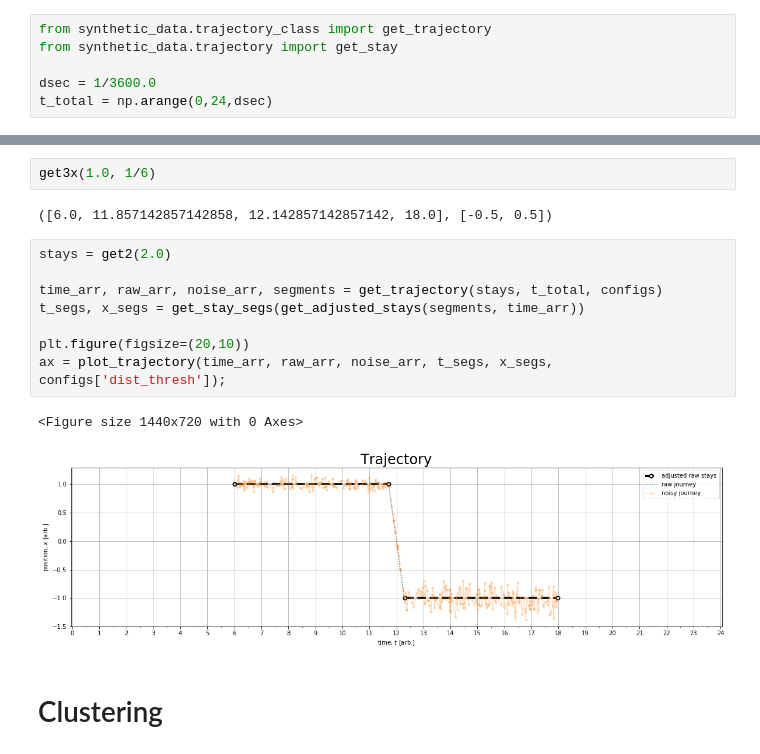
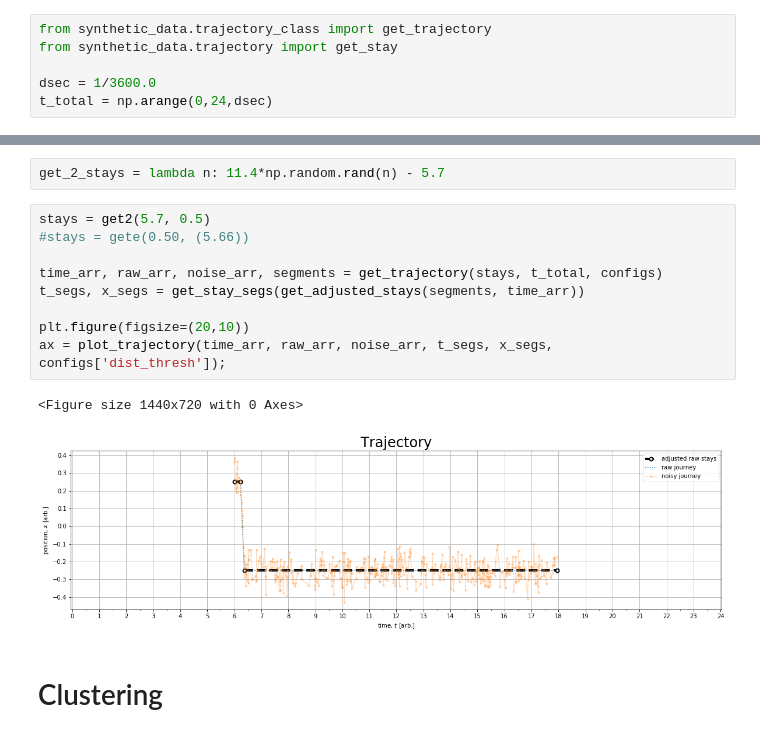
Before and after one commit to m-salewski/stay_classification, a Jupyter notebook: notebooks/classifiers_playground/metric_box_method/classifier_1D__metric_box__explore_simple_cases.ipynb, the cells around one changed output, grey strips where cells are left out. Drawn from its saved outputs; the diff is of its cells as text.

Commit message:
Improve functionality of canonical synth examples; add NBs for canon. sythn. examples with 1,2-stays

```diff
--- a/notebooks/classifiers_playground/metric_box_method/classifier_1D__metric_box__explore_simple_cases.ipynb
+++ b/notebooks/classifiers_playground/metric_box_method/classifier_1D__metric_box__explore_simple_cases.ipynb
@@ -101,18 +79,17 @@ def get3x(x_dist=1.0, middle_len=1.0):
-# %%
-get3x(1.0, 1/6)
-# %% [output]
-([6.0, 11.857142857142858, 12.142857142857142, 18.0], [-0.5, 0.5])
+# %%
+get_2_stays = lambda n: 11.4*np.random.rand(n) - 5.7
 # %%
-stays = get2(2.0)
+stays = get2(5.7, 0.5)
+#stays = gete(0.50, (5.66))
 
 time_arr, raw_arr, noise_arr, segments = get_trajectory(stays, t_total, configs)
 t_segs, x_segs = get_stay_segs(get_adjusted_stays(segments, time_arr))
 
 plt.figure(figsize=(20,10))
 ax = plot_trajectory(time_arr, raw_arr, noise_arr, t_segs, x_segs, configs['dist_thresh']);
 # %% [output]
 <Figure size 1440x720 with 0 Axes>
-[figure, old version]
+[figure, new version]
 # %% [markdown]
 # Clustering
 # %% [markdown]
```
Also changed, not shown: parts of 21 cells of this notebook, 4 other files.
